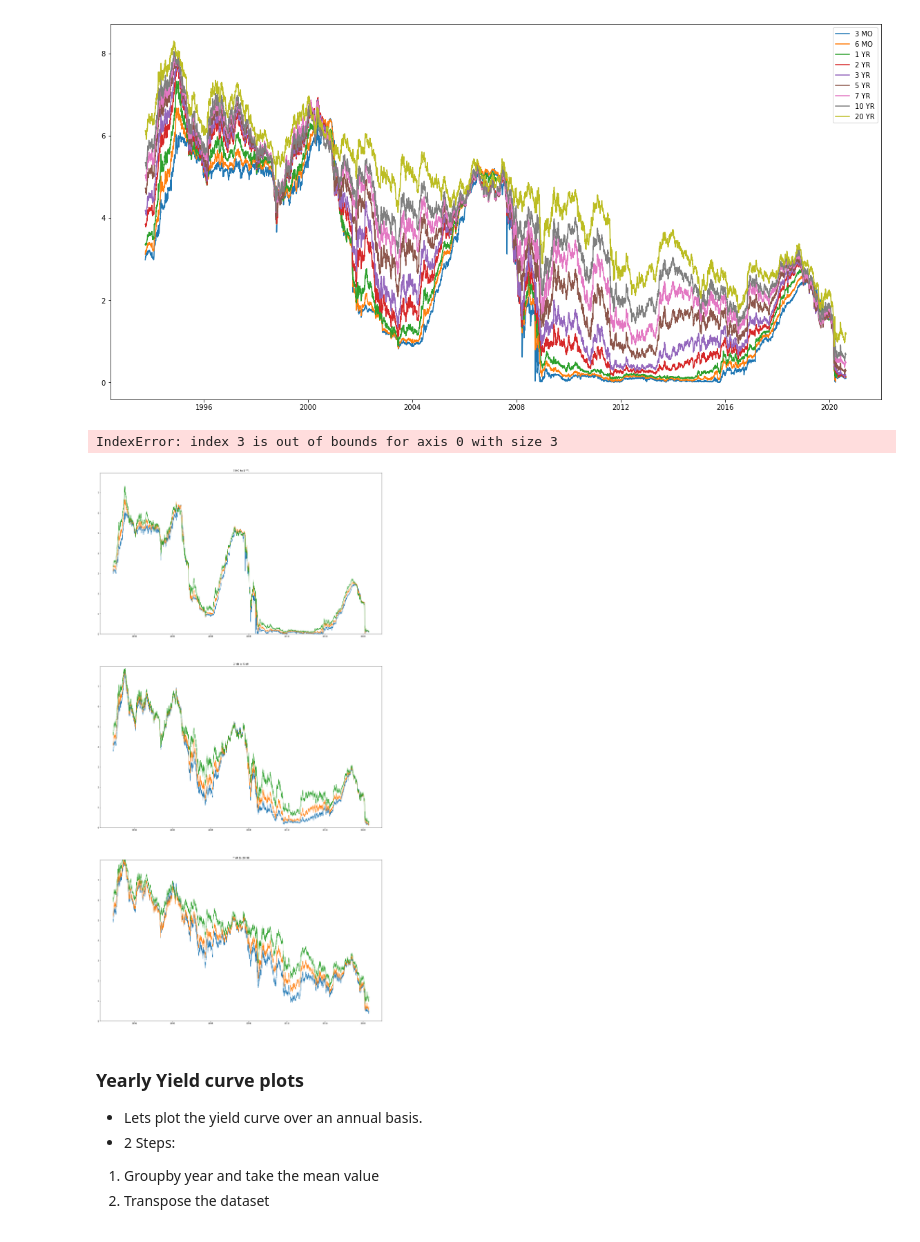
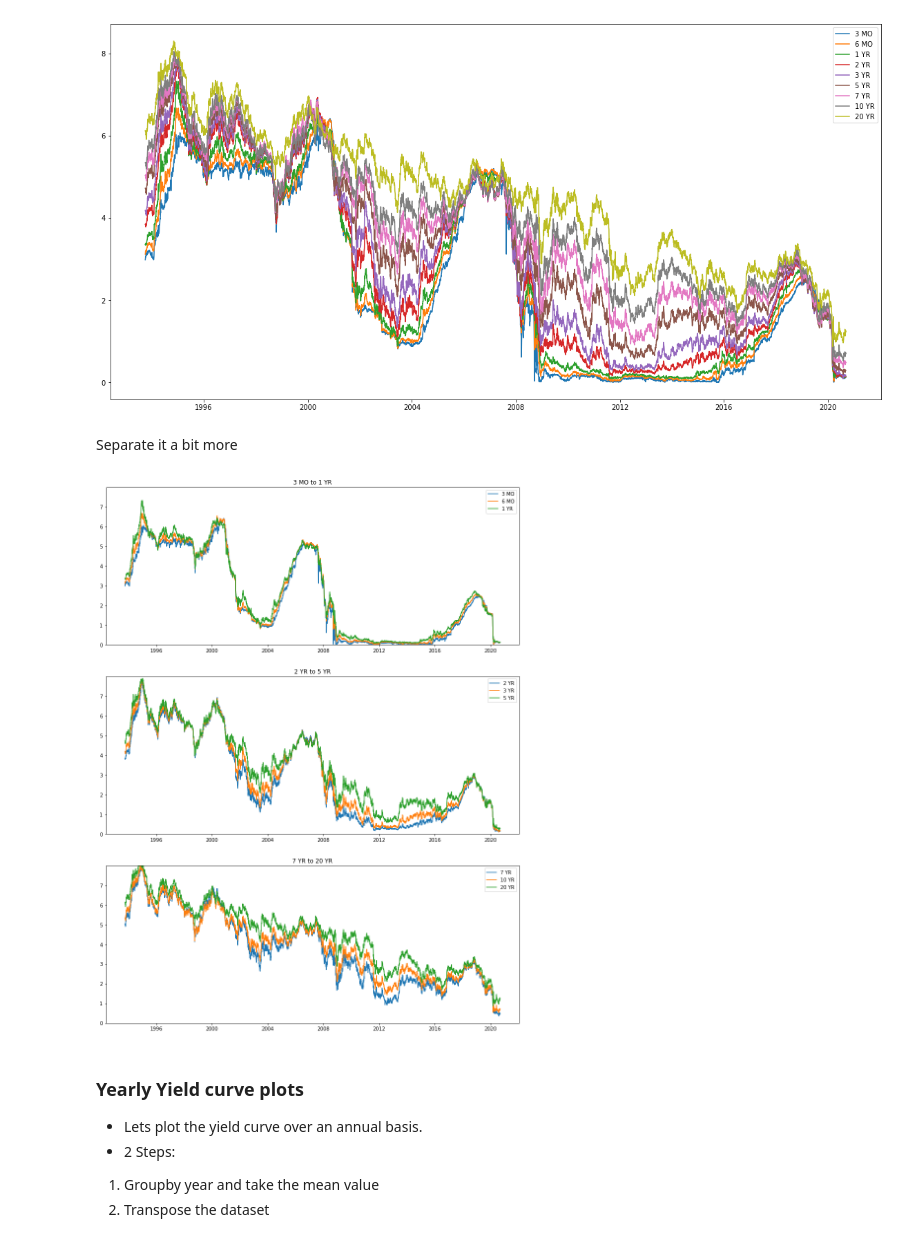
Before and after one commit to NicholasOgawa/EconML, a Jupyter notebook: CreditSpreads.ipynb, the cells around one changed output. Drawn from its saved outputs; the diff is of its cells as text; code cells hidden in the pictures.

```diff
--- a/CreditSpreads.ipynb
+++ b/CreditSpreads.ipynb
@@ -100,21 +94,24 @@ plt.plot(df);
 plt.legend(df);
 # %% [output]
 [figure]
+# %% [markdown]
+Separate it a bit more
 # %%
-f, axes = plt.subplots(3, 1, figsize=(25, 50))
+f, axes = plt.subplots(3, 1, figsize=(15, 20))
+
 j = 0
-
 while j < 3:
-    for i in range(0,len(df),3):
-        temp = df.iloc[:,i:i+3]
+    for i in range(0,len(df.columns),3):
+        new = df.iloc[:,i:i+3]
         axes[j].set_ylim((0,8))
         axes[j].set_yticks(np.arange(0, 8, 1))
-        axes[j].set_title(f"{temp.columns[0]} to {temp.columns[-1]}")
-        axes[j].plot(temp)
+        axes[j].set_title(f"{new.columns[0]} to {new.columns[-1]}")
+        axes[j].plot(new, label = new.columns)
+        axes[j].legend(new)
+
         j += 1
 # %% [output]
-IndexError: index 3 is out of bounds for axis 0 with size 3
-[figure, old version]
+[figure, new version]
 # %% [markdown]
 ### Yearly Yield curve plots
 - Lets plot the yield curve over an annual basis.
```
Also changed, not shown: parts of 60 cells of this notebook.
